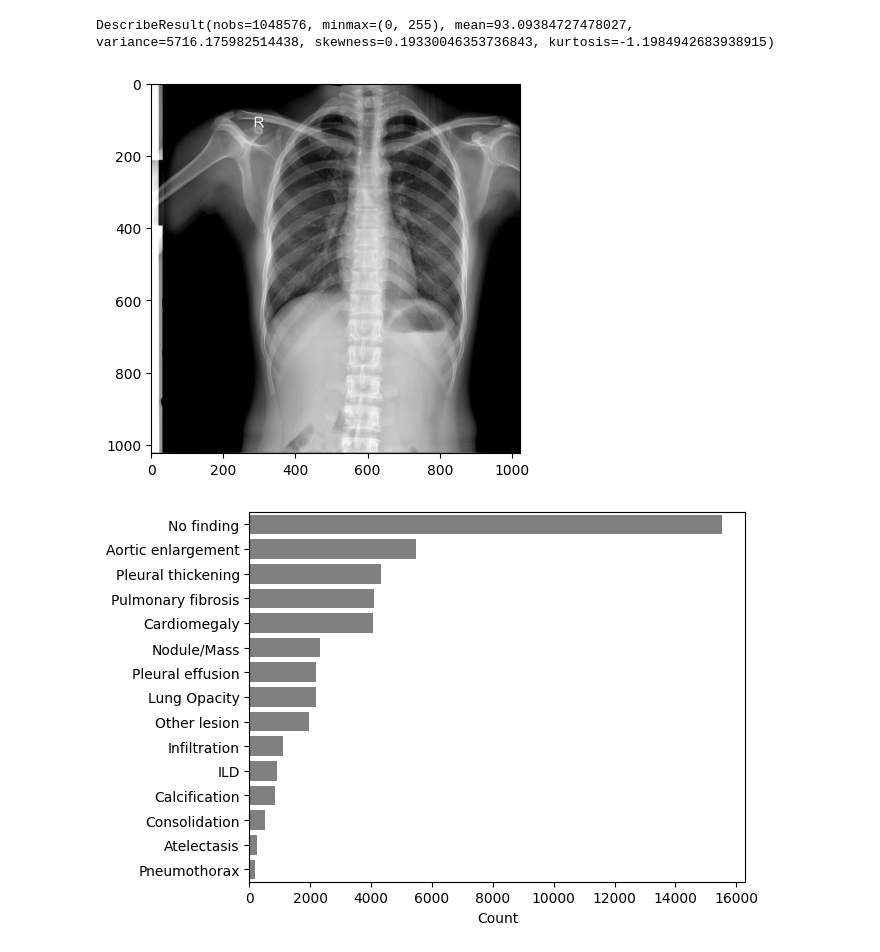
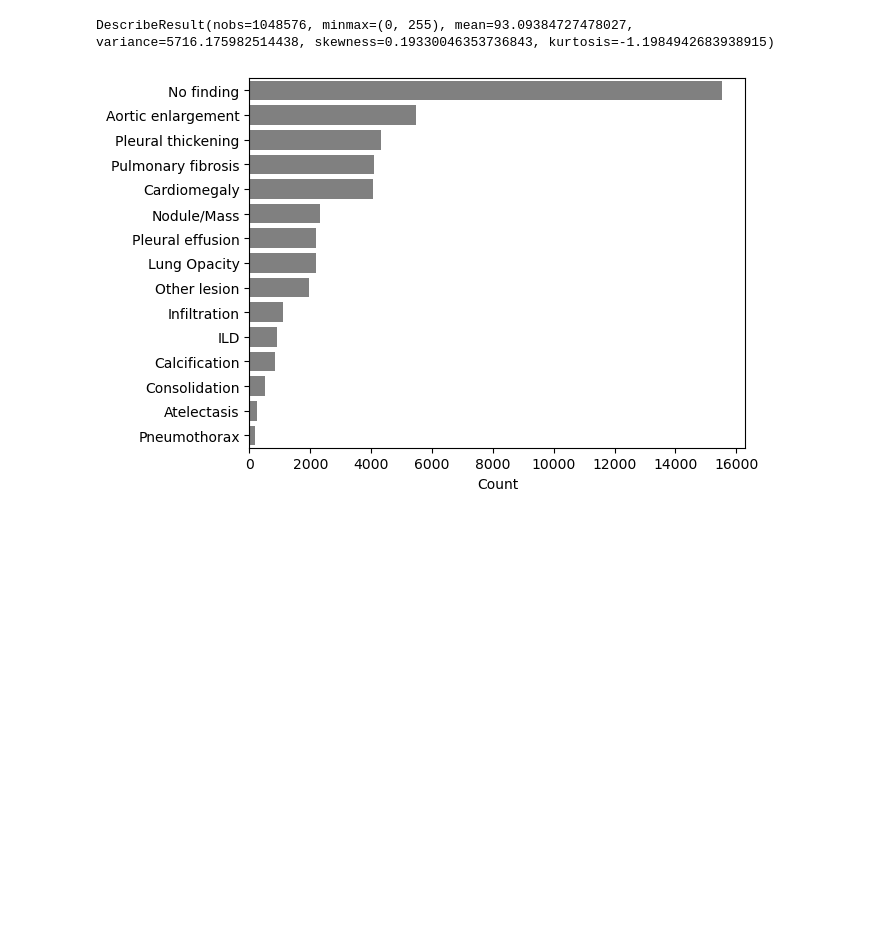
Before and after one commit to Scaramir/CV, a Jupyter notebook: src/xrv-resnet50-bbone.ipynb, the cells around one changed output. Saved outputs shown, nothing was run; the diff lists cells and outputs as text; code cells hidden in the pictures; blank space fills up the shorter version.

```diff
--- a/src/xrv-resnet50-bbone.ipynb
+++ b/src/xrv-resnet50-bbone.ipynb
@@ -1,10 +1,12 @@
 # %%
-# This Python 3 environment comes with many helpful analytics libraries installed
+##### This Python 3 environment comes with many helpful analytics libraries installed
 # It is defined by the kaggle/python Docker image: https://github.com/kaggle/docker-python
 # For example, here's several helpful packages to load
-!pip install torcheval --quiet
-!pip install torchxrayvision --quiet
-!pip install pycocotools --quiet
+
+# !pip install torcheval --quiet
+# !pip install torchxrayvision --quiet
+# !pip install pycocotools --quiet
+# !pip install grad-cam --quiet
 
 import numpy as np # linear algebra
 import pandas as pd # data processing, CSV file I/O (e.g. pd.read_csv)
@@ -13,14 +15,16 @@ import torch
 import torchvision
 import cv2
 import matplotlib.pyplot as plt
+import warnings
+import gc, copy
+torch.cuda.empty_cache()
+gc.collect()
 
-root_path = Path("/kaggle/input/amia-public-challenge-2024")
+root_path = Path("../data/amia-public-challenge-2024")
 img = cv2.imread(str(root_path / "train/train/00JgsY3R0C6VQrT7VDFcoqW2J7dOfULr.png"), 0)
 img
 plt.imshow(img, cmap='gray', vmin=0, vmax=255)
 plt.show()
-
-
 # Input data files are available in the read-only "../input/" directory
 # For example, running this (by clicking run or pressing Shift+Enter) will list all files under the input directory
 # You can write up to 20GB to the current directory (/kaggle/working/) that gets preserved as output when you create a version using "Save & Run All"
@@ -33,26 +37,19 @@ stats.describe(img.flatten())
 # %% [output]
 DescribeResult(nobs=1048576, minmax=(0, 255), mean=93.09384727478027, variance=5716.175982514438, skewness=0.19330046353736843, kurtosis=-1.1984942683938915)
 # %%
-# normalize one image
-norm = cv2.normalize(img, None, alpha=0, beta=1,
-                     norm_type=cv2.NORM_MINMAX, dtype=cv2.CV_32F)
-plt.imshow(norm, cmap='gray')
-plt.show()
-
 # Class imbalance?
 import pandas as pd
 import seaborn as sns
 
 df = pd.read_csv(root_path / "train.csv")
 counts = df['class_name'].value_counts()
 
 sns.barplot(y=counts.index, x=counts.values, color="gray")
 plt.xlabel("Count")
 plt.ylabel("")
 plt.show()
 # %% [output]
-[figure, old version]
+[figure, new version]
-[figure, removed]
 # %%
 import pandas as pd
 import numpy as np
```
Also changed, not shown: parts of 14 cells of this notebook.
